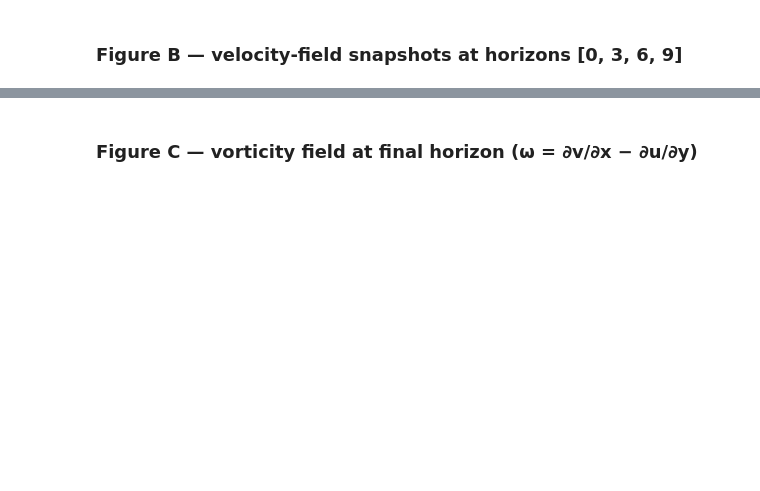
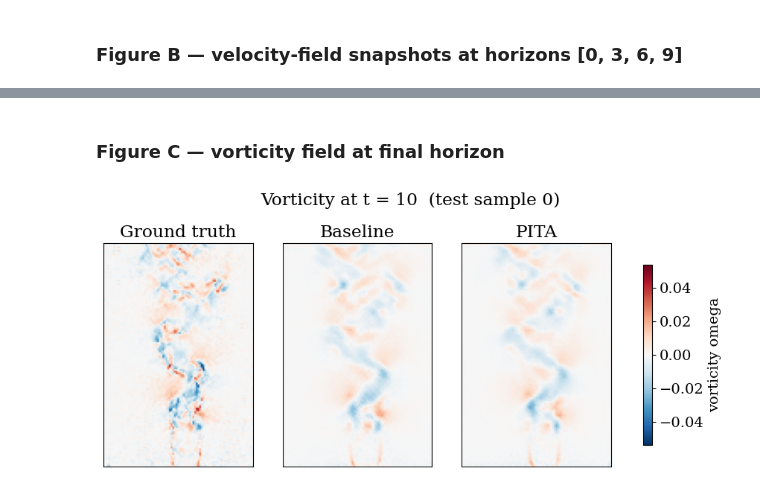
Before and after one commit to zhn2605/fluid-research-adv-NO, a Jupyter notebook: DeepLearning_Analysis.ipynb, the cells around one changed output, grey strips where cells are left out. Saved outputs shown, nothing was run; the diff lists cells and outputs as text; code cells hidden in the pictures; blank space fills up the shorter version.

Commit message:
PITA analysis comparison graphs

```diff
--- a/DeepLearning_Analysis.ipynb
+++ b/DeepLearning_Analysis.ipynb
@@ -1128,37 +1128,36 @@ plt.show()
 # %% [markdown]
-### Figure C — vorticity field at final horizon (ω = ∂v/∂x − ∂u/∂y)
+### Figure C — vorticity field at final horizon
 # %%
-# Vorticity is a physics-aware metric — small spatial-derivative errors get amplified,
-# so it's a stricter visual check than the raw velocity field.
 def vorticity(u, v):
     # central differences with edge replication; u, v shape [H, W]
     dv_dx = np.zeros_like(v); du_dy = np.zeros_like(u)
     dv_dx[:, 1:-1] = (v[:, 2:] - v[:, :-2]) / 2.0
     dv_dx[:, 0]    = v[:, 1] - v[:, 0]
     dv_dx[:, -1]   = v[:, -1] - v[:, -2]
     du_dy[1:-1, :] = (u[2:, :] - u[:-2, :]) / 2.0
     du_dy[0, :]    = u[1, :] - u[0, :]
     du_dy[-1, :]   = u[-1, :] - u[-2, :]
     return dv_dx - du_dy
 
-
 sample_idx = 0
 t_final    = base_act.shape[-1] - 1   # last available horizon
 
 w_truth = vorticity(base_act[0, sample_idx, ..., t_final], base_act[1, sample_idx, ..., t_final])
 w_base  = vorticity(base_pred[0, sample_idx, ..., t_final], base_pred[1, sample_idx, ..., t_final])
 w_pita  = vorticity(pita_pred[0, sample_idx, ..., t_final], pita_pred[1, sample_idx, ..., t_final])
 
 vmax = max(abs(w_truth).max(), abs(w_base).max(), abs(w_pita).max())
 vmin = -vmax
 
-fig, axes = plt.subplots(1, 3, figsize=(11, 3.5))
+fig, axes = plt.subplots(1, 3, figsize=(11, 4.5))
 for ax, (title, field) in zip(
     axes,
     [("Ground truth", w_truth), ("Baseline", w_base), ("PITA", w_pita)],
 ):
     im = ax.imshow(field, origin="lower", cmap="RdBu_r", vmin=vmin, vmax=vmax)
     ax.set_title(title); ax.set_xticks([]); ax.set_yticks([])
-fig.colorbar(im, ax=axes, shrink=0.8, label="vorticity ω")
+fig.colorbar(im, ax=axes, shrink=0.7, label="vorticity omega")
 fig.suptitle(f"Vorticity at t = {t_final}  (test sample {sample_idx})")
 plt.show()
+# %% [output]
+[figure, added]
```
Also changed, not shown: parts of 5 cells of this notebook, 4 other files.
